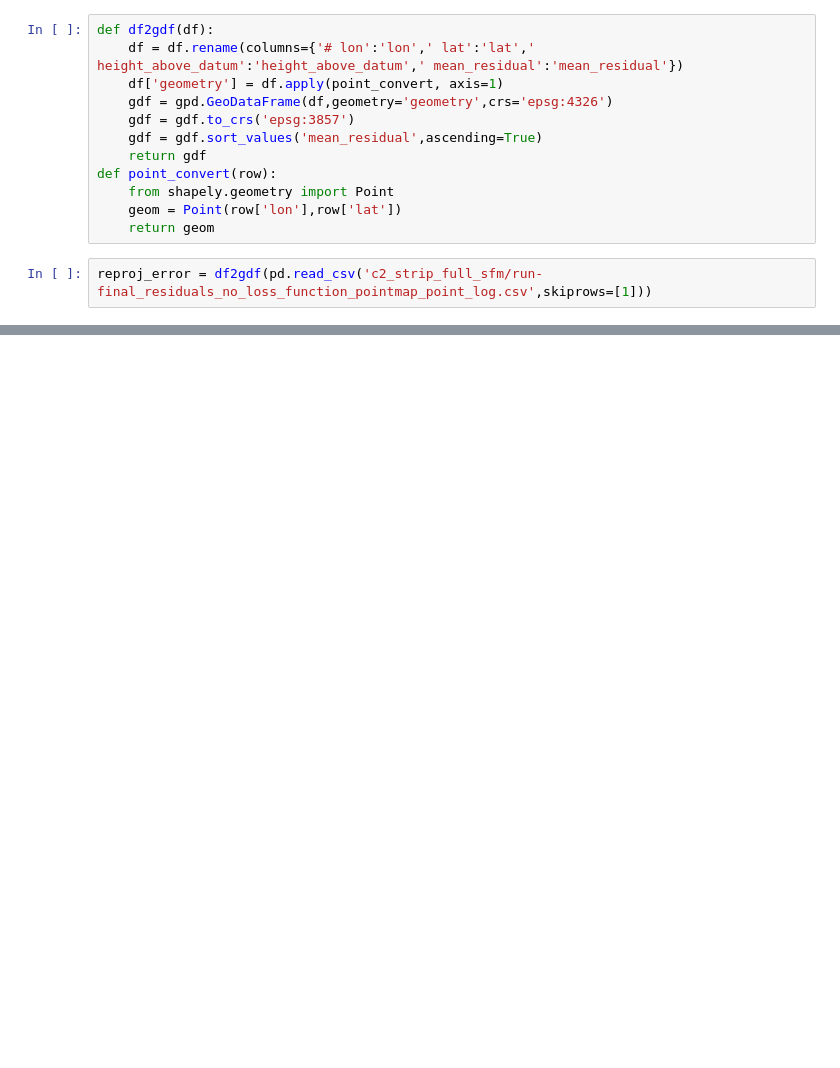
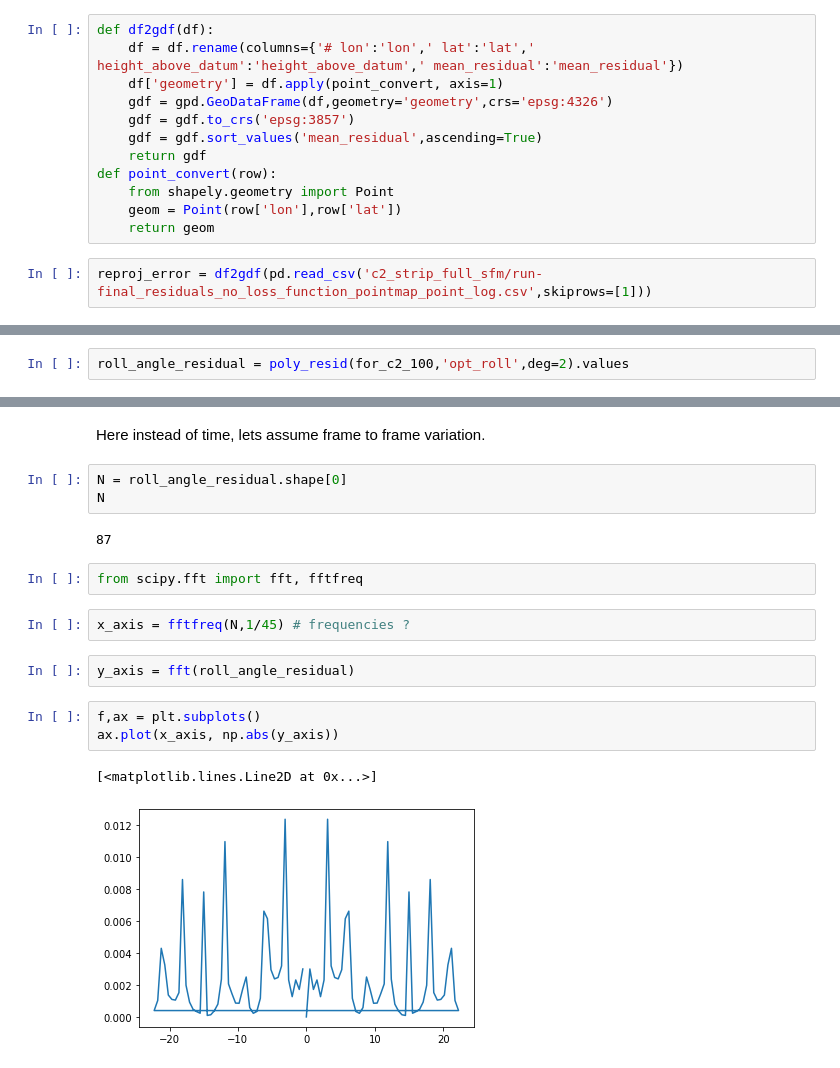
Before and after one commit to uw-cryo/skysat_stereo, a Jupyter notebook: notebooks/skysat_l1a_bundle_adjustment.ipynb, the cells around one changed output, grey strips where cells are left out. Drawn from its saved outputs; the diff is of its cells as text; blank space fills up the shorter version.

```diff
--- a/notebooks/skysat_l1a_bundle_adjustment.ipynb
+++ b/notebooks/skysat_l1a_bundle_adjustment.ipynb
@@ -1073,0 +1014,2 @@ reproj_error.describe()
+# %%
+roll_angle_residual = poly_resid(for_c2_100,'opt_roll',deg=2).values
@@ -1073,0 +1046,19 @@ reproj_error.describe()
+# %% [markdown]
+Here instead of time, lets assume frame to frame variation.
+# %%
+N = roll_angle_residual.shape[0]
+N
+# %% [output]
+87
+# %%
+from scipy.fft import fft, fftfreq
+# %%
+x_axis = fftfreq(N,1/45) # frequencies ?
+# %%
+y_axis = fft(roll_angle_residual)
+# %%
+f,ax = plt.subplots()
+ax.plot(x_axis, np.abs(y_axis))
+# %% [output]
+[<matplotlib.lines.Line2D at 0x...>]
+[figure, added]
```
Also changed, not shown: parts of 76 cells of this notebook.
